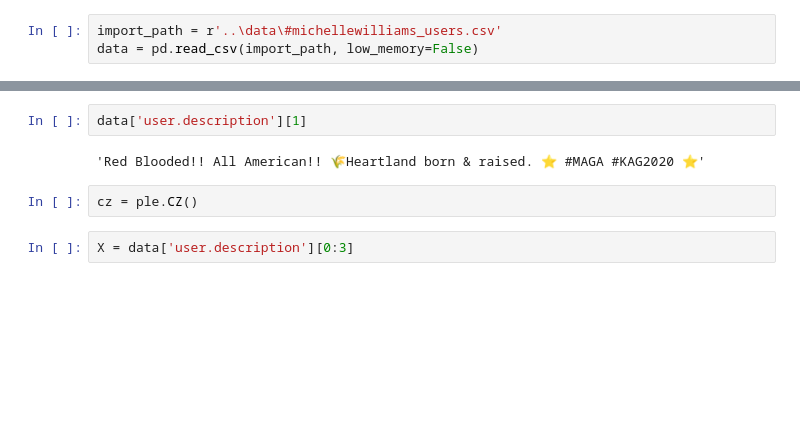
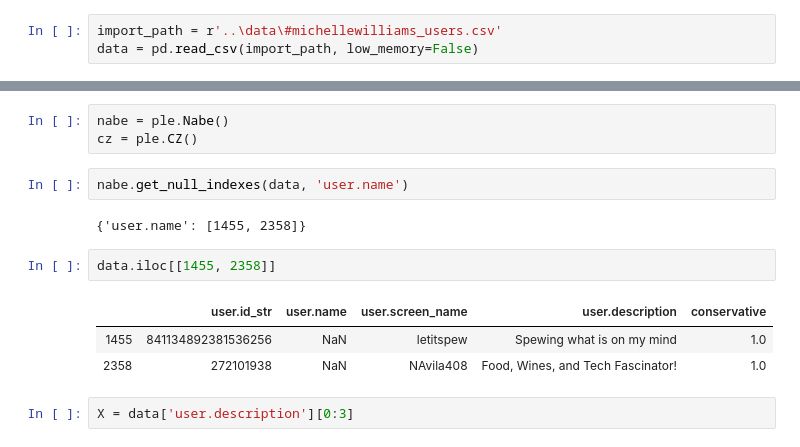
Before and after one commit to persocom01/Capstone_project, a Jupyter notebook: notebooks/02_Description model.ipynb, the cells around one changed output, grey strips where cells are left out. Cells and saved outputs as stored; diff of their text form; blank space fills up the shorter version.

```diff
--- a/notebooks/02_Description model.ipynb
+++ b/notebooks/02_Description model.ipynb
@@ -28,12 +30,19 @@ user.id_str            0
 user.description    1311
 conservative           0
 dtype: int64
-# %%
-data['user.description'][1]
-# %% [output]
-'Red Blooded!! All American!! 🌾Heartland born & raised. ⭐️ #MAGA #KAG2020 ⭐️'
-# %%
-cz = ple.CZ()
+# %%
+nabe = ple.Nabe()
+cz = ple.CZ()
+# %%
+nabe.get_null_indexes(data, 'user.name')
+# %% [output]
+{'user.name': [1455, 2358]}
+# %%
+data.iloc[[1455, 2358]]
+# %% [output]
+|  | user.id_str | user.name | user.screen_name | user.description | conservative |
+| 1455 | 841134892381536256 | NaN | letitspew | Spewing what is on my mind | 1.0 |
+| 2358 | 272101938 | NaN | NAvila408 | Food, Wines, and Tech Fascinator! | 1.0 |
 # %%
 X = data['user.description'][0:3]
 # %%
```
Also changed, not shown: parts of 3 cells of this notebook, 2 other files.
